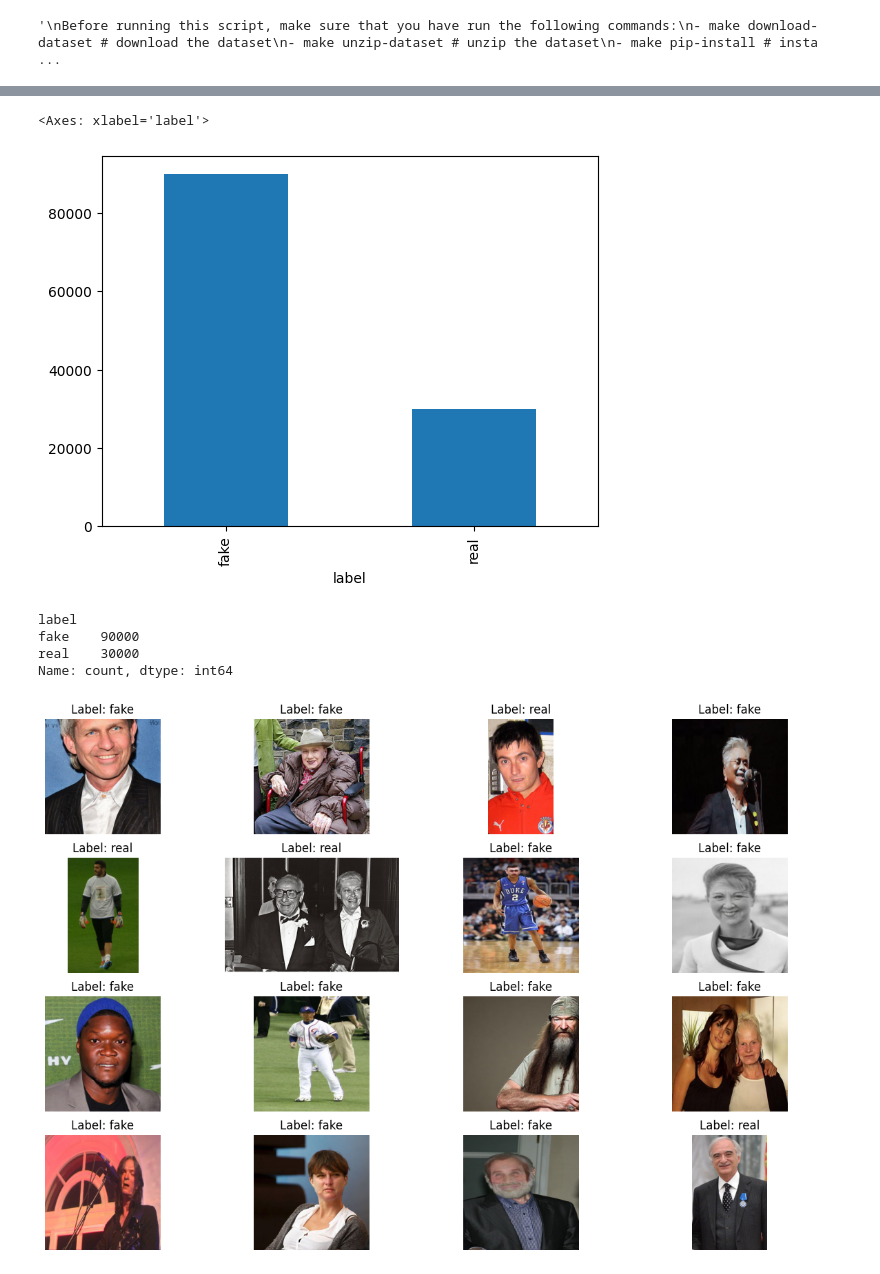
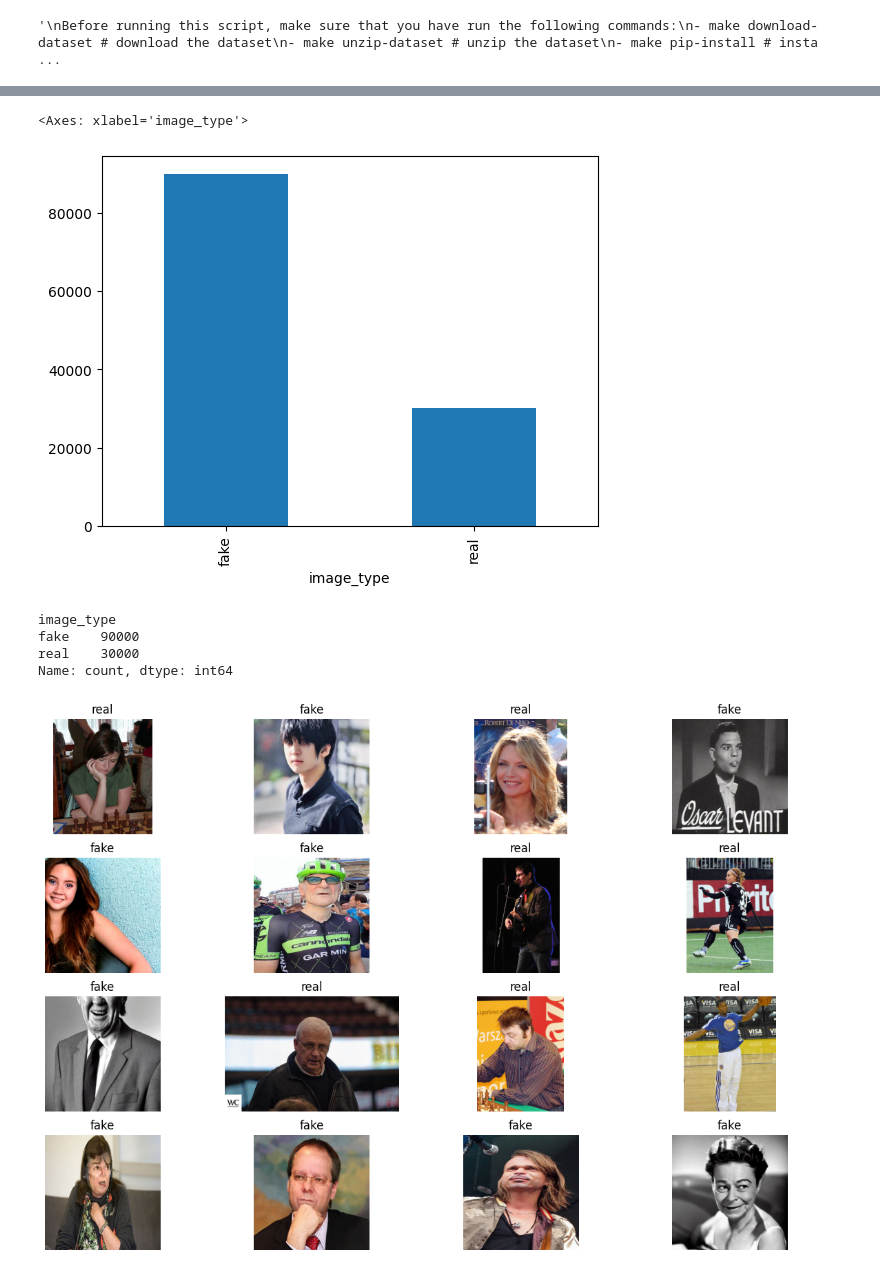
Before and after one commit to JoaoNunes20/Computational-Deep-Learning, a Jupyter notebook: notebooks/[READ_ONLY]explore_dataset.ipynb, the cells around one changed output, grey strips where cells are left out. Cells and saved outputs as stored; diff of their text form; code cells hidden in the pictures.

Commit message:
chore: update explore_dataset label to be 0, 1

```diff
--- a/notebooks/[READ_ONLY]explore_dataset.ipynb
+++ b/notebooks/[READ_ONLY]explore_dataset.ipynb
@@ -37,7 +37,8 @@ def create_dataset_df():
                     real_image_paths.append(os.path.join(root, file))
 
     real_image_df = pd.DataFrame(real_image_paths, columns=["image_path"])
-    real_image_df["label"] = "real"
+    real_image_df["image_type"] = "real"
+    real_image_df["label"] = 0
 
     # read fake image paths and store them in a DataFrame
     fake_image_paths = []
@@ -48,7 +49,8 @@ def create_dataset_df():
                     fake_image_paths.append(os.path.join(root, file))
 
     fake_image_df = pd.DataFrame(fake_image_paths, columns=["image_path"])
-    fake_image_df["label"] = "fake"
+    fake_image_df["image_type"] = "fake"
+    fake_image_df["label"] = 1
 
     # combine the real and fake image DataFrames
     return pd.concat([real_image_df, fake_image_df], ignore_index=True)
@@ -68,32 +70,34 @@ dataset_df.head()
 # %%
 # %%
 # plot the distribution of real and fake images
-dataset_df["label"].value_counts().plot(kind="bar")
+dataset_df["image_type"].value_counts().plot(kind="bar")
 # %% [output]
-<Axes: xlabel='label'>
+<Axes: xlabel='image_type'>
-[figure, old version]
+[figure, new version]
 # %%
 # %%
-print(dataset_df["label"].value_counts())
+print(dataset_df["image_type"].value_counts())
 # %% [output]
-label
+image_type
 fake    90000
 real    30000
 Name: count, dtype: int64
 # %%
 # %%
 # look at a few random images
 fig, axes = plt.subplots(4, 4, figsize=(15, 10))
 for i, ax in enumerate(axes.flat):
     image_path = dataset_df.sample()["image_path"].values[0]
-    label = dataset_df[dataset_df["image_path"] == image_path]["label"].values[0]
+    image_type = dataset_df[dataset_df["image_path"] == image_path][
+        "image_type"
+    ].values[0]
     image = Image.open(image_path)
     ax.imshow(image)
     ax.axis("off")
-    ax.set_title(f"Label: {label}")
+    ax.set_title(f"{image_type}")
 plt.show()
 # %% [output]
-[figure, old version]
+[figure, new version]
 # %%
 # %%
 # save the dataset DataFrame to a csv file
```
Also changed, not shown: parts of 1 cell of this notebook, 1 other file.
